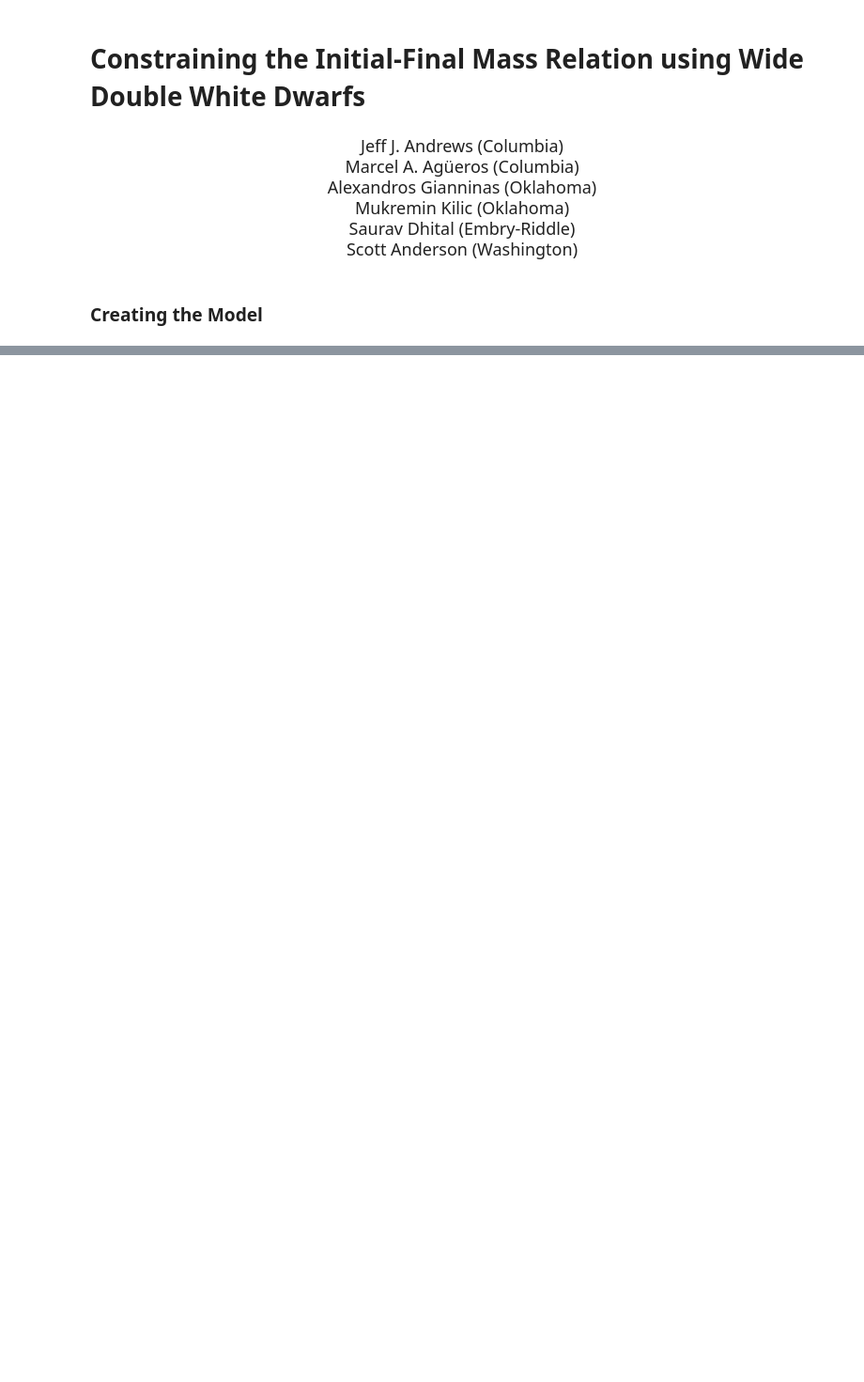
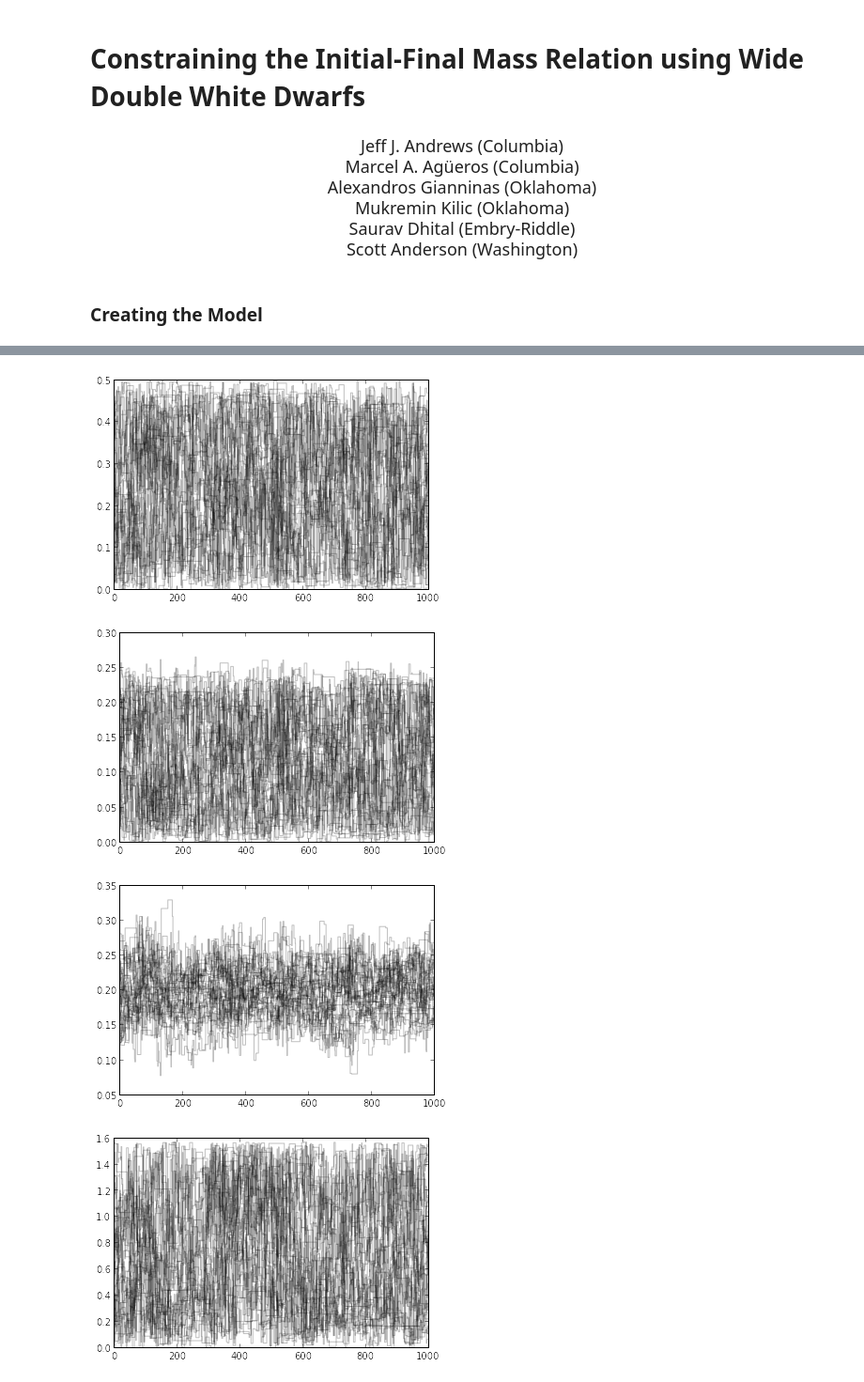
Before and after one commit to astroJeff/separated-at-birth, a Jupyter notebook: notebooks/IFMR.ipynb, the cells around one changed output, grey strips where cells are left out. Shown: that part at 94% size. Cells and saved outputs as stored; diff of their text form; code cells hidden in the pictures; blank space fills up the shorter version.

```diff
--- a/notebooks/IFMR.ipynb
+++ b/notebooks/IFMR.ipynb
@@ -268,0 +323,10 @@ NameError: name 'ln_likelihood' is not defined
+# %%
+for i in range(sampler.dim):
+    plt.figure()
+    for chain in sampler.chain[...,i]:
+        plt.plot(chain, alpha=0.25, color='k', drawstyle='steps')
+# %% [output]
+[figure, added]
+[figure, added]
+[figure, added]
+[figure, added]
```
Also changed, not shown: parts of 7 cells of this notebook, 1 other file.
